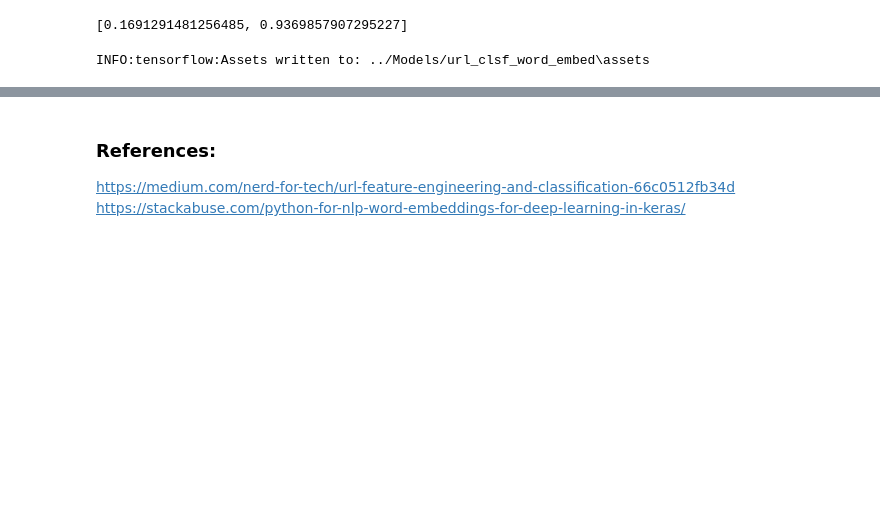
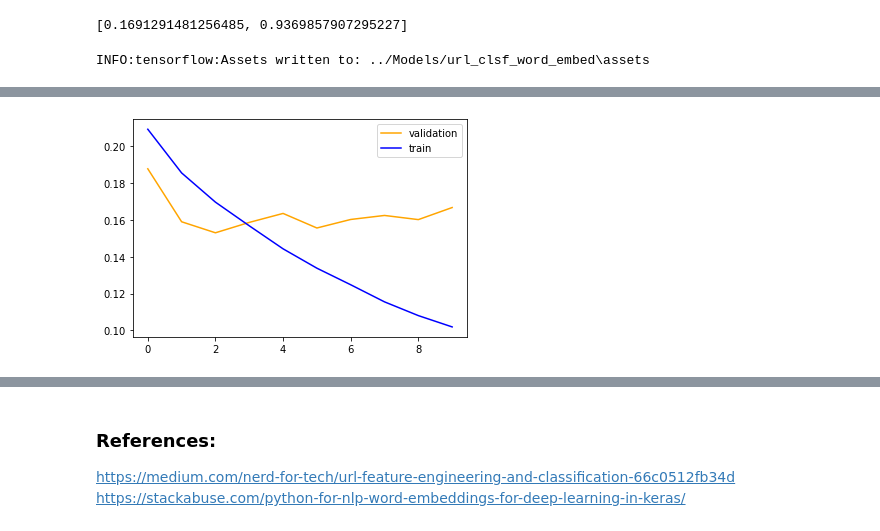
Before and after one commit to Nihal-Srivastava05/AI-Based-Firewall, a Jupyter notebook: Notebooks/URL Classification.ipynb, the cells around one changed output, grey strips where cells are left out. Saved outputs shown, nothing was run; the diff lists cells and outputs as text; code cells hidden in the pictures; blank space fills up the shorter version.

```diff
--- a/Notebooks/URL Classification.ipynb
+++ b/Notebooks/URL Classification.ipynb
@@ -835,0 +977,6 @@ INFO:tensorflow:Assets written to: ../Models/url_clsf_word_embed\assets
+# %%
+plt.plot(model.history.history['val_loss'], color='orange', label='validation')
+plt.plot(model.history.history['loss'], color='blue', label='train')
+plt.legend();
+# %% [output]
+[figure, added]
```
Also changed, not shown: parts of 36 cells of this notebook, 4 other files.
